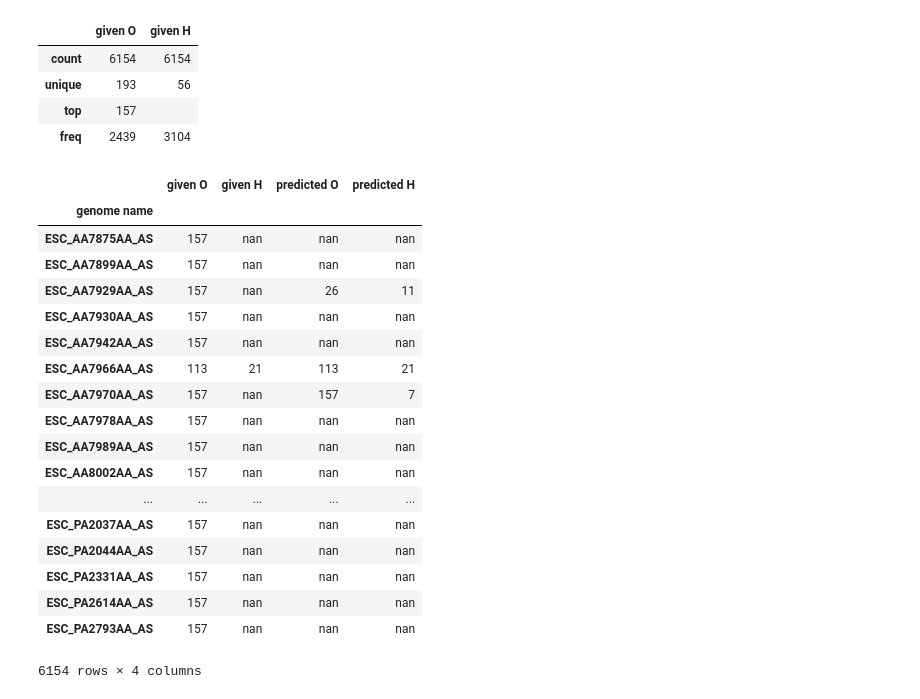
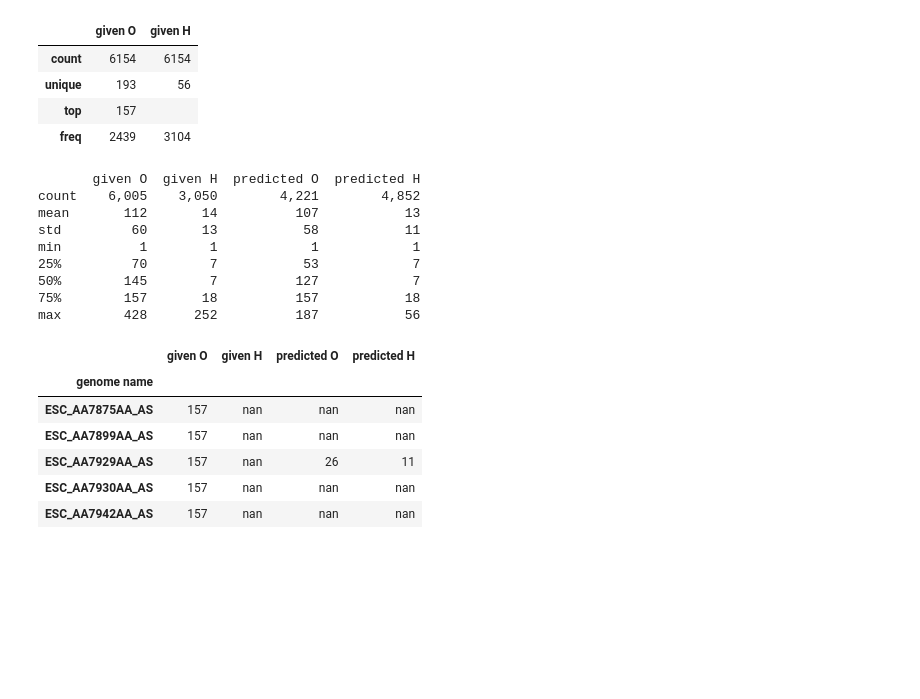
Before and after one commit to phac-nml/ecoli_serotyping, a Jupyter notebook: serotype_prediction.ipynb, the cells around one changed output. Saved outputs shown, nothing was run; the diff lists cells and outputs as text; code cells hidden in the pictures; blank space fills up the shorter version.

```diff
--- a/serotype_prediction.ipynb
+++ b/serotype_prediction.ipynb
@@ -82,30 +82,28 @@ df2.describe()
 # %%
 # Merge two data frames
 df3 = pd.merge(df, df2, left_index=True, right_index=True, how='right')
 df3 = df3.apply(lambda x: pd.to_numeric(x, downcast='signed'))
 pd.options.display.float_format = '{:,.0f}'.format
 df3 = df3[['given O', 'given H', 'predicted O', 'predicted H']]
-df3
+print(df3.describe())
+df3.head()
 # %% [output]
+       given O  given H  predicted O  predicted H
+count    6,005    3,050        4,221        4,852
+mean       112       14          107           13
+std         60       13           58           11
+min          1        1            1            1
+25%         70        7           53            7
+50%        145        7          127            7
+75%        157       18          157           18
+max        428      252          187           56
 |  | given O | given H | predicted O | predicted H |
 | genome name |  |  |  |  |
 | ESC_AA7875AA_AS | 157 | nan | nan | nan |
 | ESC_AA7899AA_AS | 157 | nan | nan | nan |
 | ESC_AA7929AA_AS | 157 | nan | 26 | 11 |
 | ESC_AA7930AA_AS | 157 | nan | nan | nan |
 | ESC_AA7942AA_AS | 157 | nan | nan | nan |
-| ESC_AA7966AA_AS | 113 | 21 | 113 | 21 |
-| ESC_AA7970AA_AS | 157 | nan | 157 | 7 |
-| ESC_AA7978AA_AS | 157 | nan | nan | nan |
-| ESC_AA7989AA_AS | 157 | nan | nan | nan |
-| ESC_AA8002AA_AS | 157 | nan | nan | nan |
-| ... | ... | ... | ... | ... |
-| ESC_PA2037AA_AS | 157 | nan | nan | nan |
-| ESC_PA2044AA_AS | 157 | nan | nan | nan |
-| ESC_PA2331AA_AS | 157 | nan | nan | nan |
-| ESC_PA2614AA_AS | 157 | nan | nan | nan |
-| ESC_PA2793AA_AS | 157 | nan | nan | nan |
-6154 rows × 4 columns
 # %%
 # find conflict
 '''
```
Also changed, not shown: parts of 6 cells of this notebook, 16 other files.
